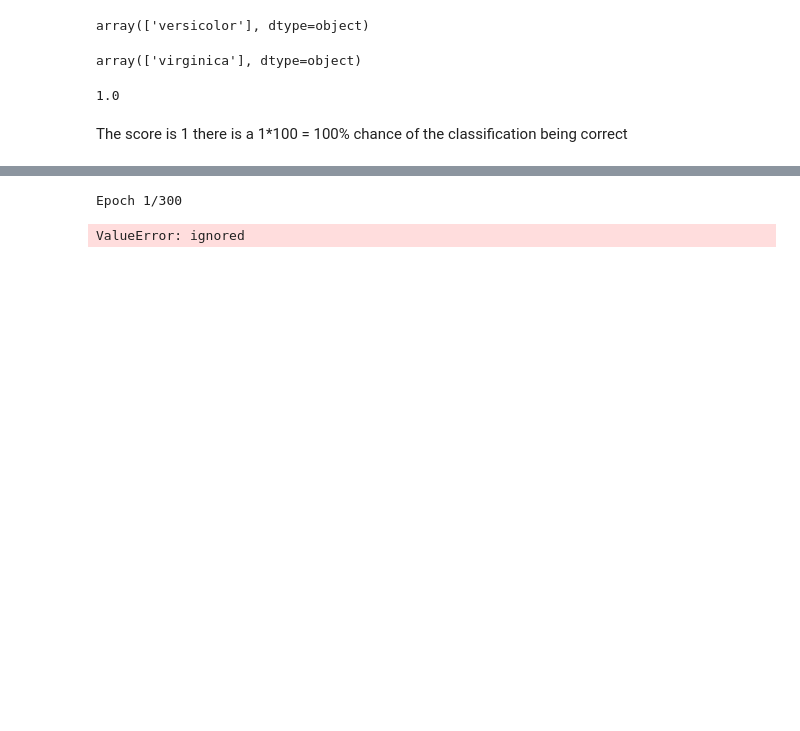
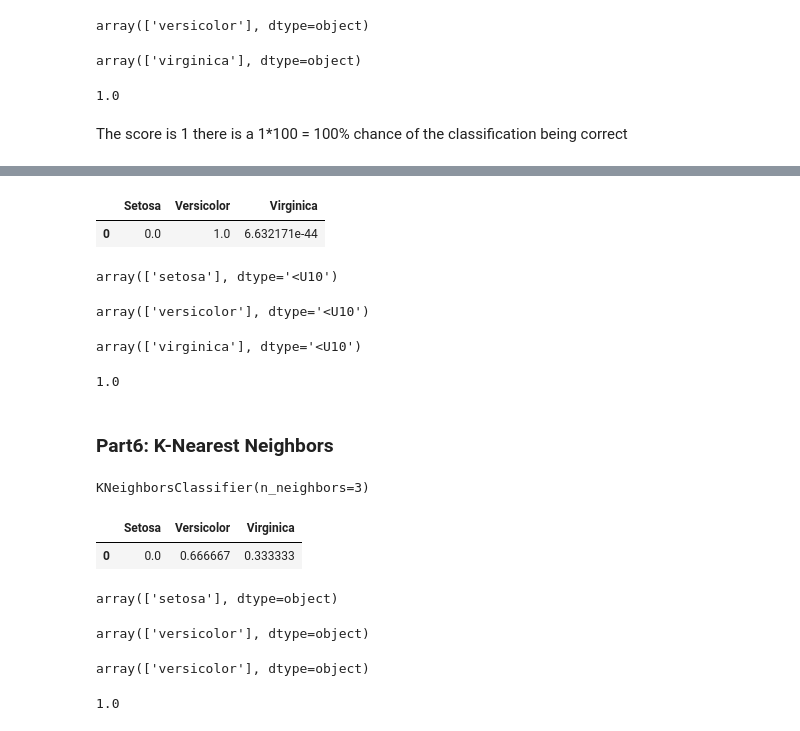
Before and after one commit to kabirulislam95/AI, a Jupyter notebook: Assainment04.ipynb, the cells around one changed output, grey strips where cells are left out. Drawn from its saved outputs; the diff is of its cells as text; code cells hidden in the pictures; blank space fills up the shorter version.

```diff
--- a/Assainment04.ipynb
+++ b/Assainment04.ipynb
@@ -192,4 +189,0 @@ from sklearn.neighbors import KNeighborsClassifier
-# %%
-knnmodel = KNeighborsClassifier(n_neighbors = 3)
-knnmodel.fit(x_train, y_train)
-y_predict1 = knnmodel.predict(x_test)
@@ -245,7 +192,7 @@ Y = pd.get_dummies(y1).values
-# %%
-x_train, x_test, y_train, y_test = train_test_split(X, Y, test_size=0.2, random_state=42)
-# %%
-nmodel.fit(x_train, y_train, epochs=300)
-# %% [output]
-Epoch 1/300
-ValueError: ignored
+# %%
+model_neural = MLPClassifier(solver='lbfgs', alpha=1e-5, hidden_layer_sizes=(15,), random_state=1).fit(x_train.values, y_train.values)
+# %%
+pd.DataFrame(model_neural.predict_proba([[1, 2, 3, 4]]), columns = ["Setosa", "Versicolor", "Virginica"])
+# %% [output]
+|  | Setosa | Versicolor | Virginica |
+| 0 | 0.0 | 1.0 | 6.632171e-44 |
@@ -251,0 +204,35 @@ ValueError: ignored
+# %%
+#predict sample1
+model_neural.predict(sample1)
+# %% [output]
+array(['setosa'], dtype='<U10')
+# %%
+#predict sample2
+model_neural.predict(sample2)
+# %% [output]
+array(['versicolor'], dtype='<U10')
+# %%
+#predict sample3
+model_neural.predict(sample3)
+# %% [output]
+array(['virginica'], dtype='<U10')
+# %%
+model_neural.score(x_test.values,y_test)
+# %% [output]
+1.0
+# %% [markdown]
+### **Part6: K-Nearest Neighbors**
+# %%
+# create KNeighborClassifier model object
+model_knn = KNeighborsClassifier(n_neighbors = 3)
+
+#train the model
+model_knn.fit(x_train.values, y_train.values)
+# %% [output]
+KNeighborsClassifier(n_neighbors=3)
+# %%
+#probability of each species
+pd.DataFrame(model_knn.predict_proba([[1, 2, 3, 4]]), columns = ["Setosa", "Versicolor", "Virginica"])
+# %% [output]
+|  | Setosa | Versicolor | Virginica |
+| 0 | 0.0 | 0.666667 | 0.333333 |
@@ -251,0 +244,19 @@ ValueError: ignored
+# %%
+#predict sample1
+model_knn.predict(sample1)
+# %% [output]
+array(['setosa'], dtype=object)
+# %%
+#predict sample2
+model_knn.predict(sample2)
+# %% [output]
+array(['versicolor'], dtype=object)
+# %%
+#predict sample3
+model_knn.predict(sample3)
+# %% [output]
+array(['versicolor'], dtype=object)
+# %%
+model_knn.score(x_test.values, y_test)
+# %% [output]
+1.0
```
Also changed, not shown: parts of 17 cells of this notebook.
